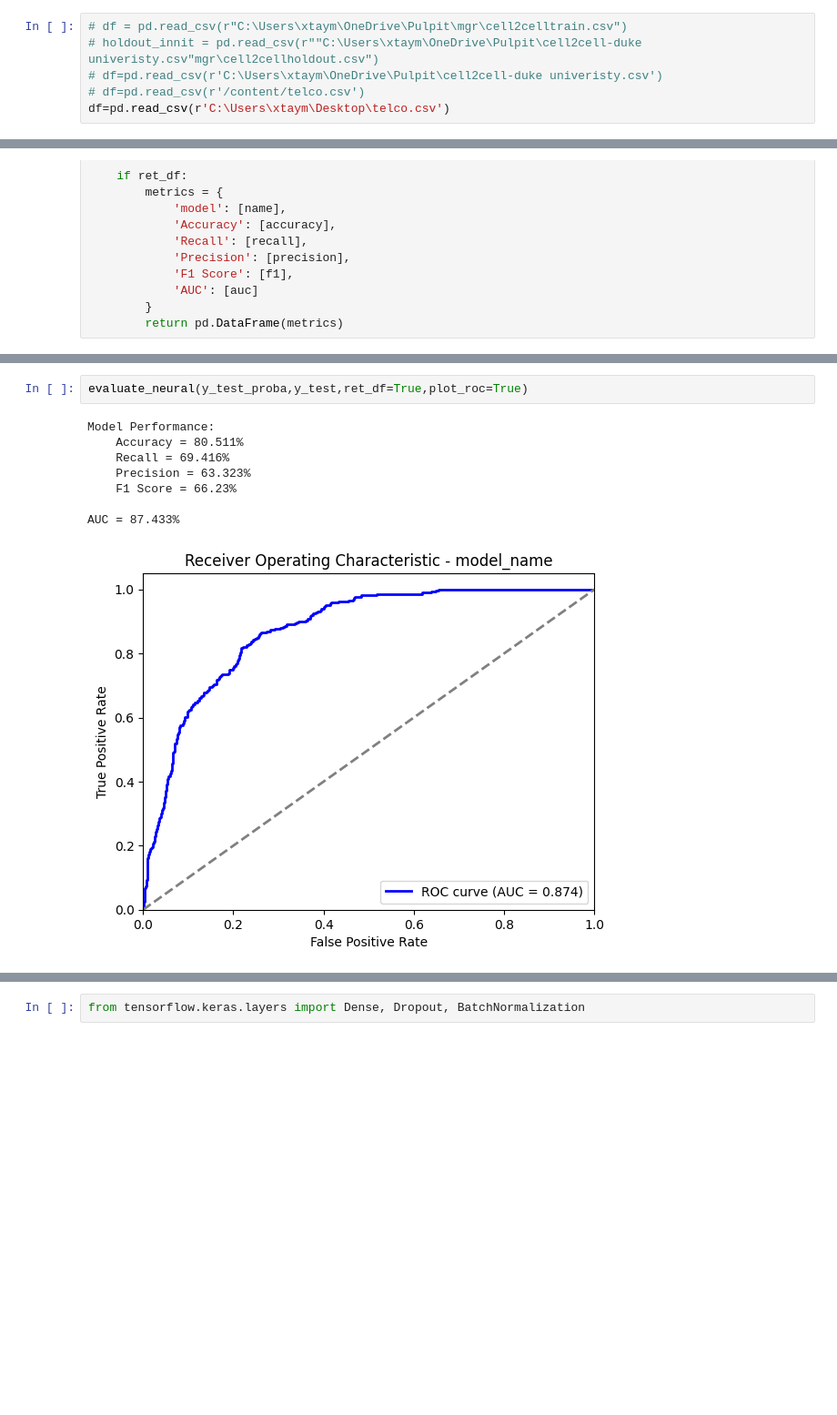
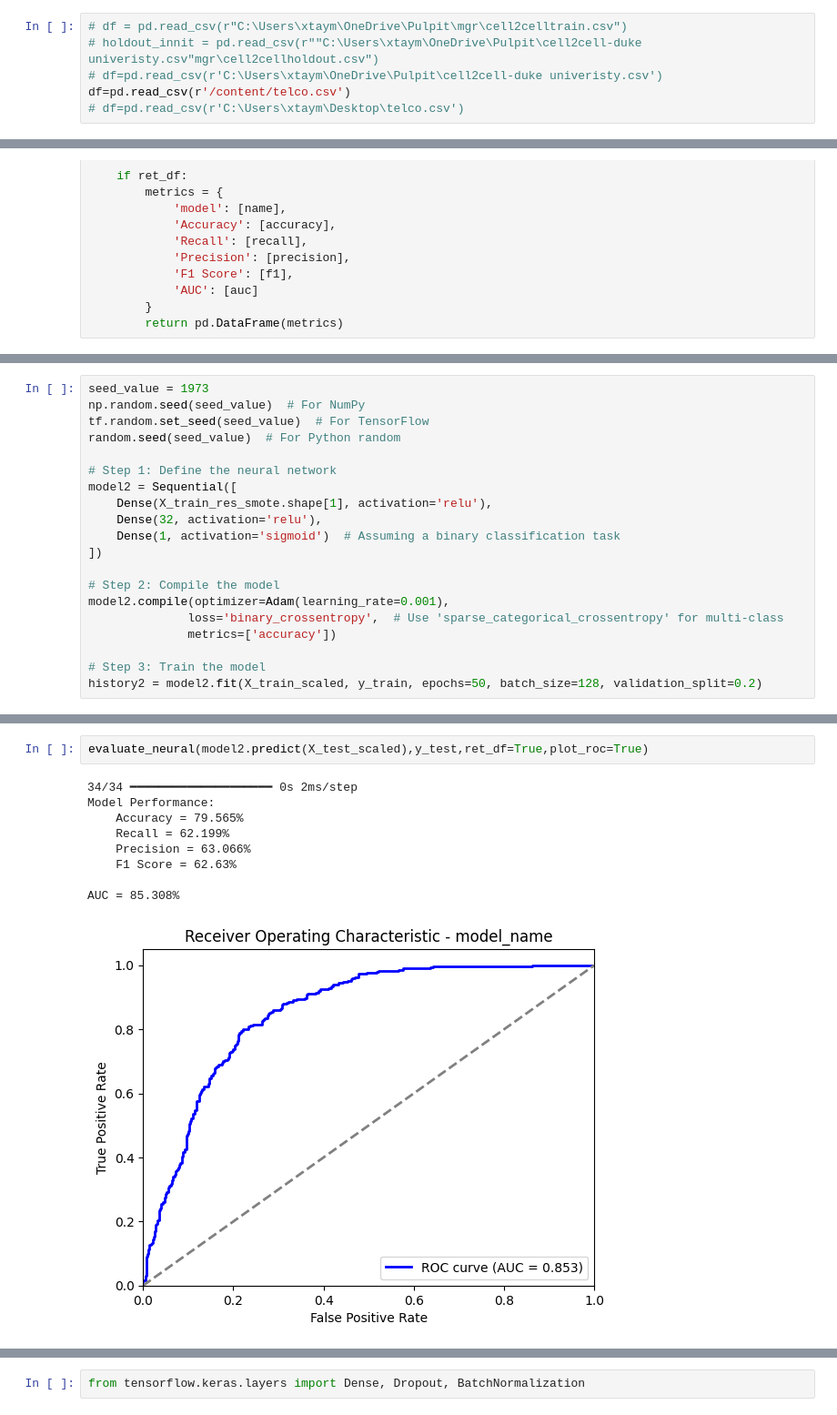
Before and after one commit to GrzegKrajewski/Masters_churn, a Jupyter notebook: code_masters_gk copy.ipynb, the cells around one changed output, grey strips where cells are left out. Shown at 91% size. Saved outputs shown, nothing was run; the diff lists cells and outputs as text; blank space fills up the shorter version.

```diff
--- a/code_masters_gk copy.ipynb
+++ b/code_masters_gk copy.ipynb
@@ -36,8 +38,8 @@ np.random.seed(1973)
 # df = pd.read_csv(r"C:\Users\xtaym\OneDrive\Pulpit\mgr\cell2celltrain.csv")
 # holdout_innit = pd.read_csv(r""C:\Users\xtaym\OneDrive\Pulpit\cell2cell-duke univeristy.csv"mgr\cell2cellholdout.csv")
 # df=pd.read_csv(r'C:\Users\xtaym\OneDrive\Pulpit\cell2cell-duke univeristy.csv')
-# df=pd.read_csv(r'/content/telco.csv')
-df=pd.read_csv(r'C:\Users\xtaym\Desktop\telco.csv')
+df=pd.read_csv(r'/content/telco.csv')
+# df=pd.read_csv(r'C:\Users\xtaym\Desktop\telco.csv')
 # %%
 df.head(3)
 # %% [output]
@@ -2169,0 +2198,20 @@ y_test_proba = model.predict(X_test_scaled)
+# %%
+seed_value = 1973
+np.random.seed(seed_value)  # For NumPy
+tf.random.set_seed(seed_value)  # For TensorFlow
+random.seed(seed_value)  # For Python random
+
+# Step 1: Define the neural network
+model2 = Sequential([
+    Dense(X_train_res_smote.shape[1], activation='relu'),
+    Dense(32, activation='relu'),
+    Dense(1, activation='sigmoid')  # Assuming a binary classification task
+])
+
+# Step 2: Compile the model
+model2.compile(optimizer=Adam(learning_rate=0.001),
+              loss='binary_crossentropy',  # Use 'sparse_categorical_crossentropy' for multi-class
+              metrics=['accuracy'])
+
+# Step 3: Train the model
+history2 = model2.fit(X_train_scaled, y_train, epochs=50, batch_size=128, validation_split=0.2)
@@ -2170,12 +2236,13 @@ y_test_proba = model.predict(X_test_scaled)
 # %%
-evaluate_neural(y_test_proba,y_test,ret_df=True,plot_roc=True)
+evaluate_neural(model2.predict(X_test_scaled),y_test,ret_df=True,plot_roc=True)
 # %% [output]
+34/34 ━━━━━━━━━━━━━━━━━━━━ 0s 2ms/step
 Model Performance:
-    Accuracy = 80.511%
-    Recall = 69.416%
-    Precision = 63.323%
-    F1 Score = 66.23%
+    Accuracy = 79.565%
+    Recall = 62.199%
+    Precision = 63.066%
+    F1 Score = 62.63%
 
-AUC = 87.433%
+AUC = 85.308%
-[figure, old version]
+[figure, new version]
 |  | model | Accuracy | Recall | Precision | F1 Score | AUC |
```
Also changed, not shown: parts of 35 cells of this notebook.
